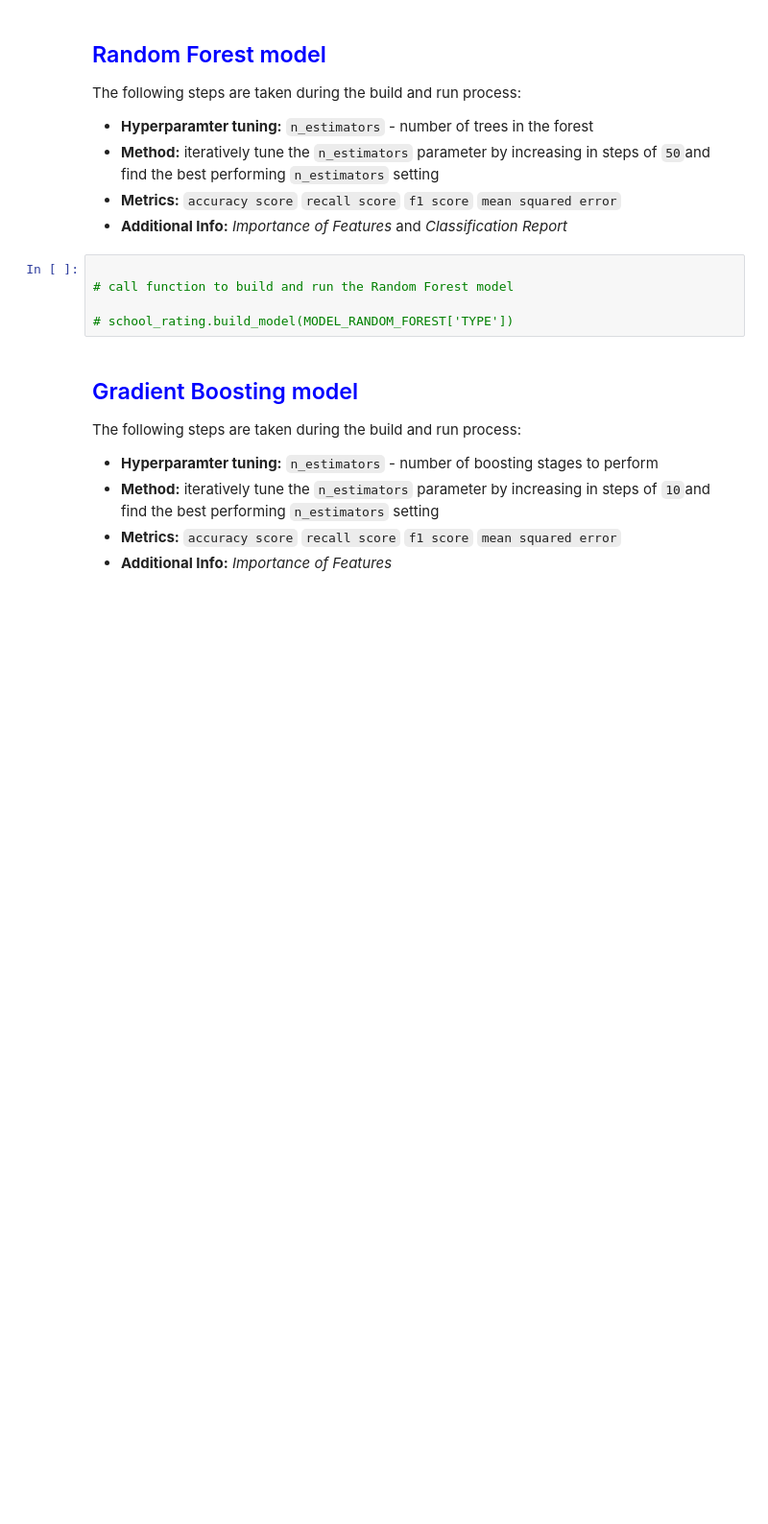
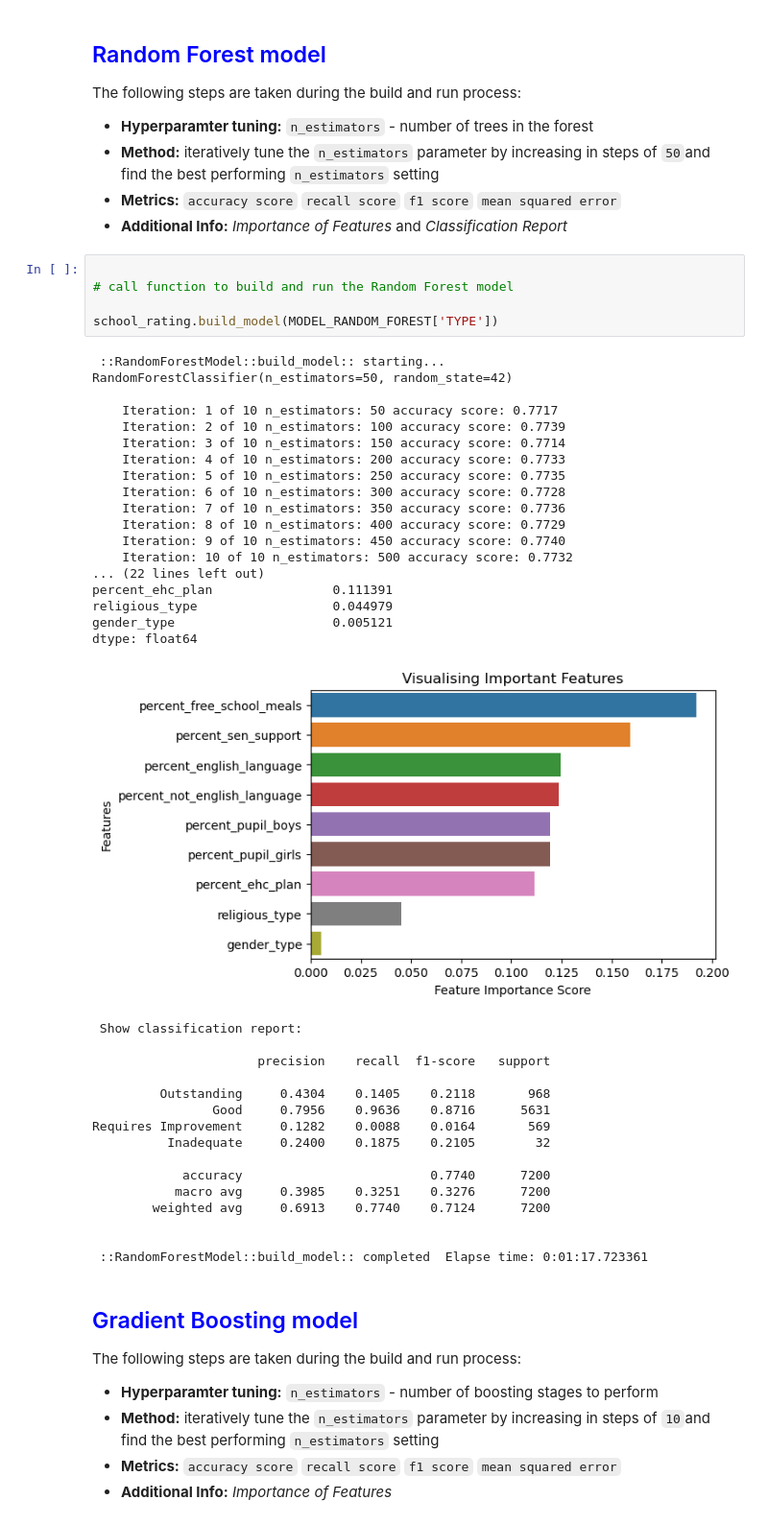
Before and after one commit to wrm65/Capstone-Project-2024, a Jupyter notebook: school_ofsted_rating.ipynb, the cells around one changed output. Shown at 96% size. Cells and saved outputs as stored; diff of their text form; blank space fills up the shorter version.

```diff
--- a/school_ofsted_rating.ipynb
+++ b/school_ofsted_rating.ipynb
@@ -261,8 +261,42 @@ The following steps are taken during the build and run process:
 # %%
 
 # call function to build and run the Random Forest model
 
-# school_rating.build_model(MODEL_RANDOM_FOREST['TYPE'])
+school_rating.build_model(MODEL_RANDOM_FOREST['TYPE'])
+# %% [output]
+ ::RandomForestModel::build_model:: starting...  RandomForestClassifier(n_estimators=50, random_state=42)
+
+    Iteration: 1 of 10 n_estimators: 50 accuracy score: 0.7717
+    Iteration: 2 of 10 n_estimators: 100 accuracy score: 0.7739
+    Iteration: 3 of 10 n_estimators: 150 accuracy score: 0.7714
+    Iteration: 4 of 10 n_estimators: 200 accuracy score: 0.7733
+    Iteration: 5 of 10 n_estimators: 250 accuracy score: 0.7735
+    Iteration: 6 of 10 n_estimators: 300 accuracy score: 0.7728
+    Iteration: 7 of 10 n_estimators: 350 accuracy score: 0.7736
+    Iteration: 8 of 10 n_estimators: 400 accuracy score: 0.7729
+    Iteration: 9 of 10 n_estimators: 450 accuracy score: 0.7740
+    Iteration: 10 of 10 n_estimators: 500 accuracy score: 0.7732
+... (22 lines left out)
+percent_ehc_plan                0.111391
+religious_type                  0.044979
+gender_type                     0.005121
+dtype: float64
+[figure, added]
+ Show classification report:
+
+                      precision    recall  f1-score   support
+
+         Outstanding     0.4304    0.1405    0.2118       968
+                Good     0.7956    0.9636    0.8716      5631
+Requires Improvement     0.1282    0.0088    0.0164       569
+          Inadequate     0.2400    0.1875    0.2105        32
+
+            accuracy                         0.7740      7200
+           macro avg     0.3985    0.3251    0.3276      7200
+        weighted avg     0.6913    0.7740    0.7124      7200
+
+
+ ::RandomForestModel::build_model:: completed  Elapse time: 0:01:17.723361
 # %% [markdown]
 ## <font color = blue>Gradient Boosting model</font>
 
```
Also changed, not shown: parts of 26 cells of this notebook.
